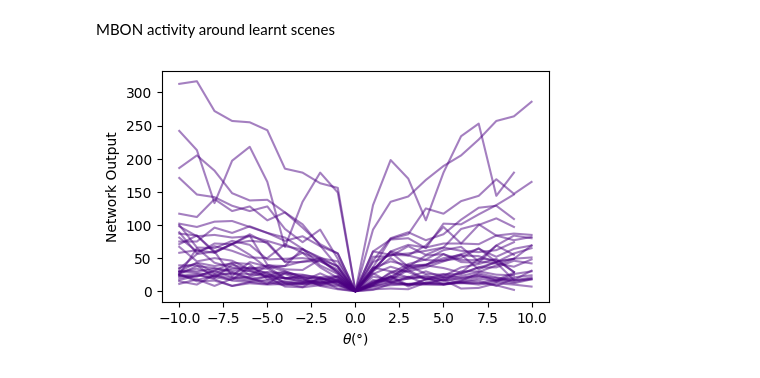
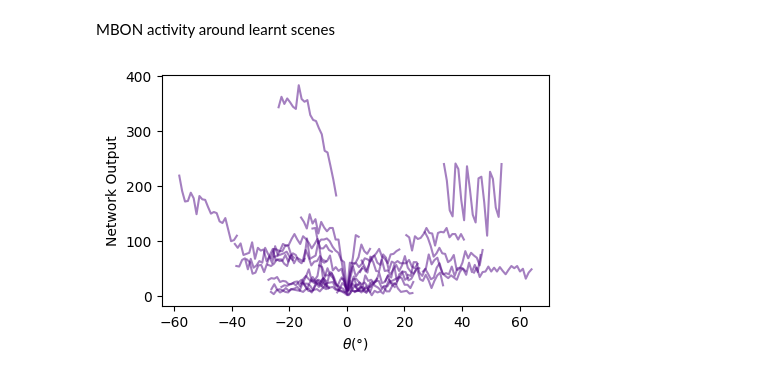
Before and after one commit to shivChitinous/route-nav, a Jupyter notebook: willshawRoute.ipynb, the cells around one changed output. Saved outputs shown, nothing was run; the diff lists cells and outputs as text; code cells hidden in the pictures.

```diff
--- a/willshawRoute.ipynb
+++ b/willshawRoute.ipynb
@@ -141,17 +147,17 @@ plt.savefig(plotFolder + "learnt_locations_and_dir.png",dpi=300,bbox_inches = 't
 # %% [markdown]
 ## Scanning around a learnt scene
 # %%
-learntID = 5 #id of learnt frame
+learntID = 0 #id of learnt frame
 # %% [markdown]
 Construct virtual grid around the scene
 # %%
-gridRes = 0.04 #resolution of the grid in metres
+gridRes = 0.025 #resolution of the grid in metres
 gridBound = 1 #boundary around learnt scene
 thetaRes = 1 #resolution of scan in degrees
 thetaLim = 10 #maximum deviation during scan in degrees
 # %%
 grid, scan, dVirtual = snp.scanLocs(learntID, learntLocs, learntHDs, zAnt,
-                                   gridRes, gridBound, thetaRes, thetaLim)
+                                   gridRes, gridBound, thetaRes, thetaLim, HD)
 # %%
 print("number of scenes: ",len(grid)*len(scan))
 # %% [output]
@@ -185,11 +189,11 @@ thetaRes = 1 #resolution of scan in degrees
 thetaLim = 10 #maximum deviation during scan in degrees
 # %%
 def scanOnSpot(learntID, learntLocs, learntHDs, zAnt,
-             thetaRes, thetaLim):
+             thetaRes, thetaLim, HD):
 
     scene_loc = learntLocs[learntID]
     scene_hd = learntHDs[learntID]
-    scan = np.arange(scene_hd-(thetaLim*np.pi/180),scene_hd+(thetaLim*np.pi/180
+    scan = np.arange(HD-(thetaLim*np.pi/180),HD+(thetaLim*np.pi/180
                                                     ),thetaRes*np.pi/180)
     common_scan = scan-scene_hd
 
@@ -203,23 +207,23 @@ def scanOnSpot(learntID, learntLocs, learntHDs, zAnt,
 # %%
 plt.figure(figsize = (5,3))
 for learntID in range(np.sum(~np.isnan(learntLocs[:,0]))):
 
     scan, dVirtual = scanOnSpot(learntID, learntLocs, learntHDs, zAnt,
-             thetaRes, thetaLim)
+             thetaRes, thetaLim, HD)
 
     LSceneScan = np.zeros([len(scan),333])
 
     for f in range(len(scan)):
             LSceneScan[f,:] = pr.generateScene(0, f, visibility, dWorld, dVirtual,
             hfovDeg, resDeg, upDeg, downDeg, zAnt).reshape(-1,1).T
 
     MBON_scan = np.zeros(len(scan))
     for f in range(len(scan)):
         _, MBON_scan[f] = wl.evolve_willshaw(LSceneScan[f], w1, w2t, KCthresh)
     plt.plot(scan*180/np.pi,MBON_scan,color='indigo',alpha=0.5);
 
 plt.xlabel(r"$\theta (°)$")
 plt.ylabel("Network Output");
 plt.savefig(plotFolder + "output_scan_at_L.png",dpi=300,bbox_inches = 'tight');
 # %% [output]
-[figure, old version]
+[figure, new version]
```
Also changed, not shown: parts of 4 cells of this notebook, 5 other files.
